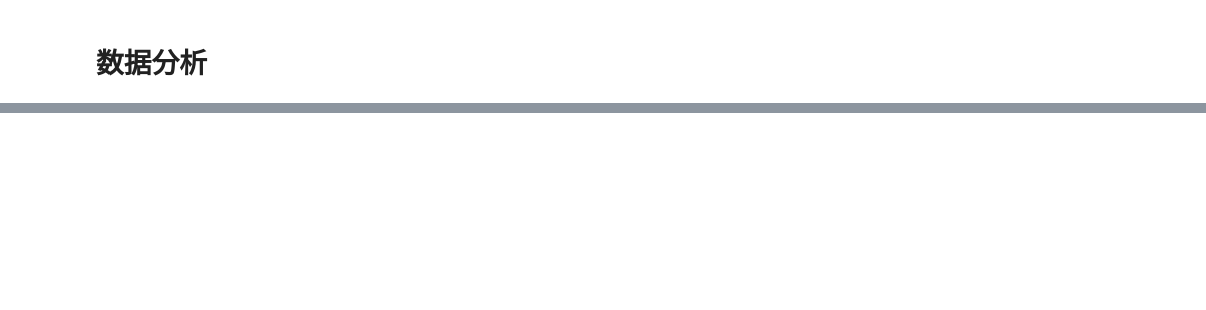
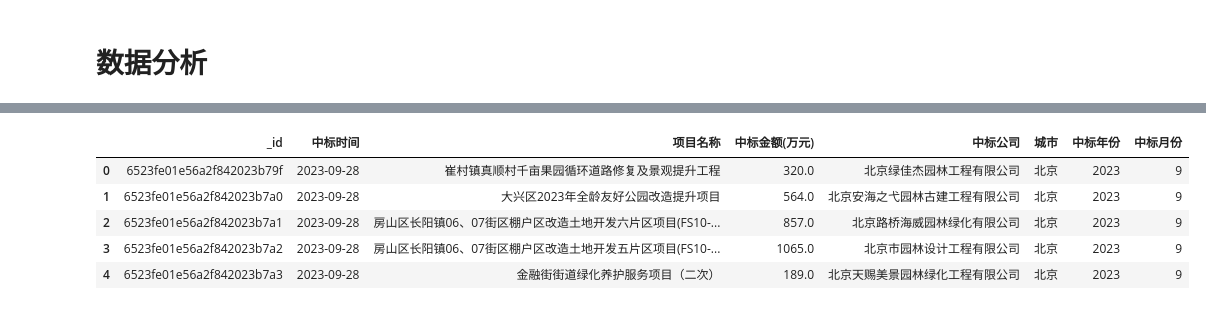
Before and after one commit to why198546/HLandscape, a Jupyter notebook: 5.Visualization/VisualizeZhongbiao.ipynb, the cells around one changed output, grey strips where cells are left out. Saved outputs shown, nothing was run; the diff lists cells and outputs as text; code cells hidden in the pictures; blank space fills up the shorter version.

```diff
--- a/5.Visualization/VisualizeZhongbiao.ipynb
+++ b/5.Visualization/VisualizeZhongbiao.ipynb
@@ -121,0 +124,9 @@ plt.show()
+# %%
+df.head(5)
+# %% [output]
+|  | _id | 中标时间 | 项目名称 | 中标金额(万元) | 中标公司 | 城市 | 中标年份 | 中标月份 |
+| 0 | 6523fe01e56a2f842023b79f | 2023-09-28 | 崔村镇真顺村千亩果园循环道路修复及景观提升工程 | 320.0 | 北京绿佳杰园林工程有限公司 | 北京 | 2023 | 9 |
+| 1 | 6523fe01e56a2f842023b7a0 | 2023-09-28 | 大兴区2023年全龄友好公园改造提升项目 | 564.0 | 北京安海之弋园林古建工程有限公司 | 北京 | 2023 | 9 |
+| 2 | 6523fe01e56a2f842023b7a1 | 2023-09-28 | 房山区长阳镇06、07街区棚户区改造土地开发六片区项目(FS10-... | 857.0 | 北京路桥海威园林绿化有限公司 | 北京 | 2023 | 9 |
+| 3 | 6523fe01e56a2f842023b7a2 | 2023-09-28 | 房山区长阳镇06、07街区棚户区改造土地开发五片区项目(FS10-... | 1065.0 | 北京市园林设计工程有限公司 | 北京 | 2023 | 9 |
+| 4 | 6523fe01e56a2f842023b7a3 | 2023-09-28 | 金融街街道绿化养护服务项目（二次） | 189.0 | 北京天赐美景园林绿化工程有限公司 | 北京 | 2023 | 9 |
```
Also changed, not shown: parts of 6 cells of this notebook, 7 other files.
